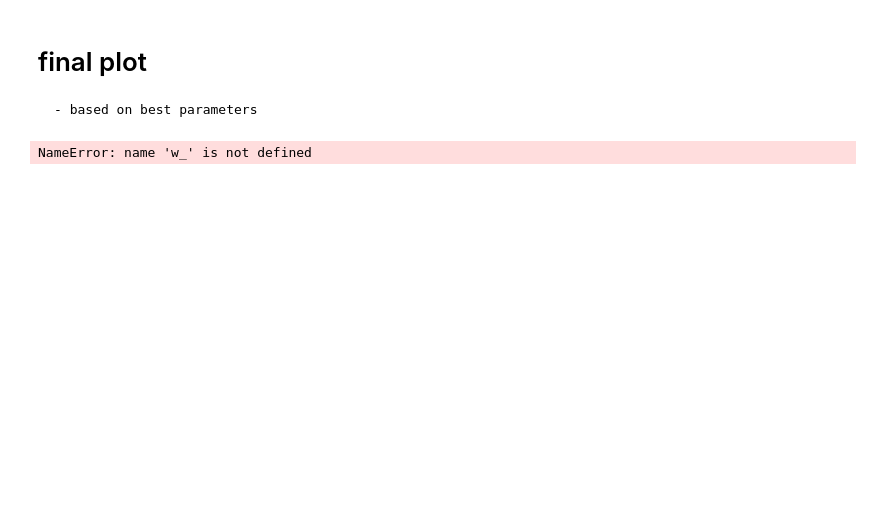
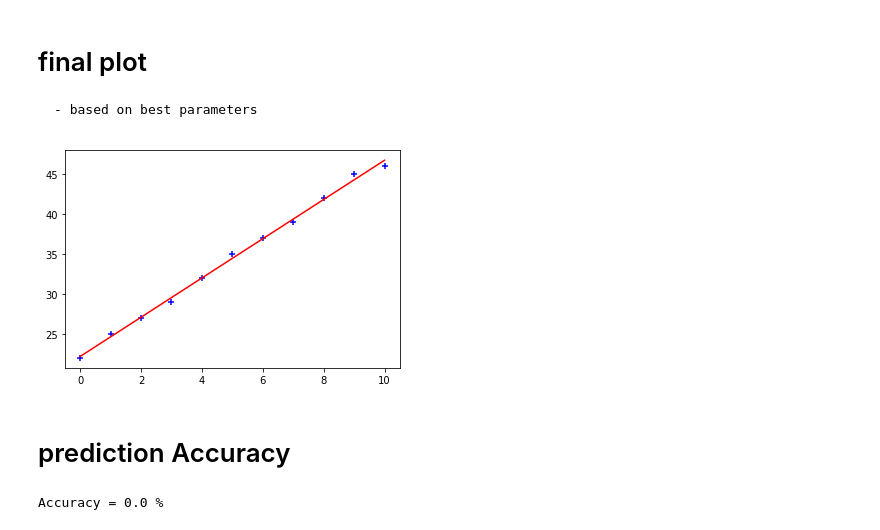
Before and after one commit to Asanka98/Regression, a Jupyter notebook: Simple Linear Regreesion/Simple Linear Regression V1.ipynb, the cells around one changed output. Saved outputs shown, nothing was run; the diff lists cells and outputs as text; code cells hidden in the pictures; blank space fills up the shorter version.

```diff
--- a/Simple Linear Regreesion/Simple Linear Regression V1.ipynb
+++ b/Simple Linear Regreesion/Simple Linear Regression V1.ipynb
@@ -165,9 +165,11 @@ print(" Final parameters\t W\t\t\t\t B\n","Value\t\t\t",w,"\t\t",b)
 # final plot
     - based on best parameters
 # %%
-y_hat = w_ * X + b_
-plt.plot(X, y_hat, c = 'r', label='Our Prediction')
+y_hat_f = w_ * X + b_
+plt.plot(X, y_hat_f, c = 'r', label='Our Prediction')
 plt.scatter(X, Y, marker='+', c='b', label = 'Actual Values')
 plt.show()
 # %% [output]
-NameError: name 'w_' is not defined
+[figure, added]
+# %% [markdown]
+# prediction Accuracy
@@ -173,0 +187,5 @@ NameError: name 'w_' is not defined
+# %%
+accuracy = cal_accuracy(Y,y_hat_f)
+print(f"Accuracy = {accuracy} %")
+# %% [output]
+Accuracy = 0.0 %
```
Also changed, not shown: parts of 2 cells of this notebook.
